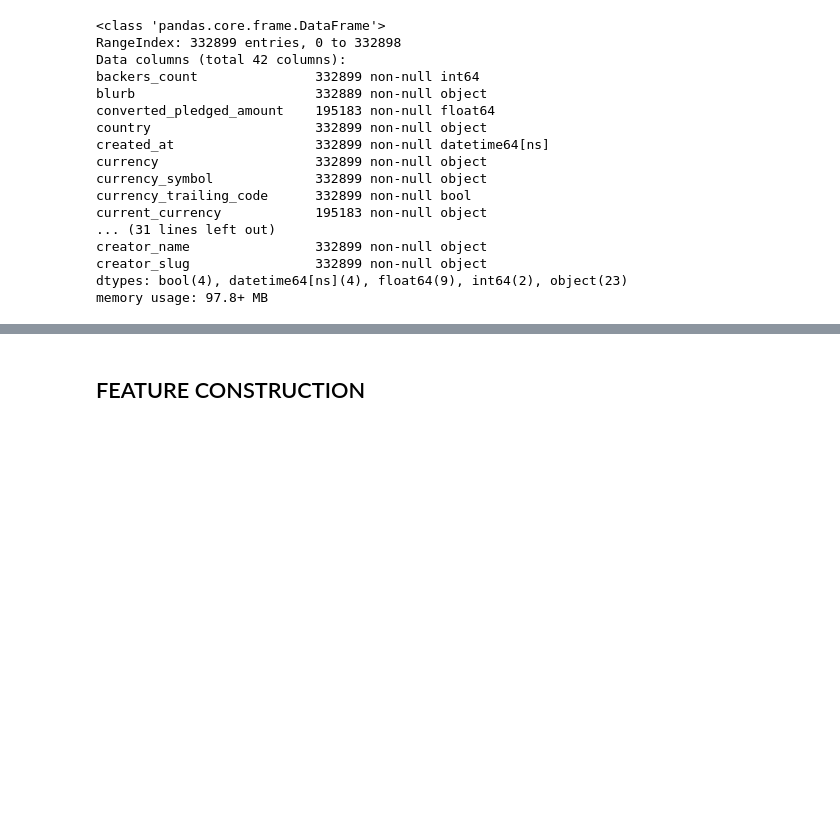
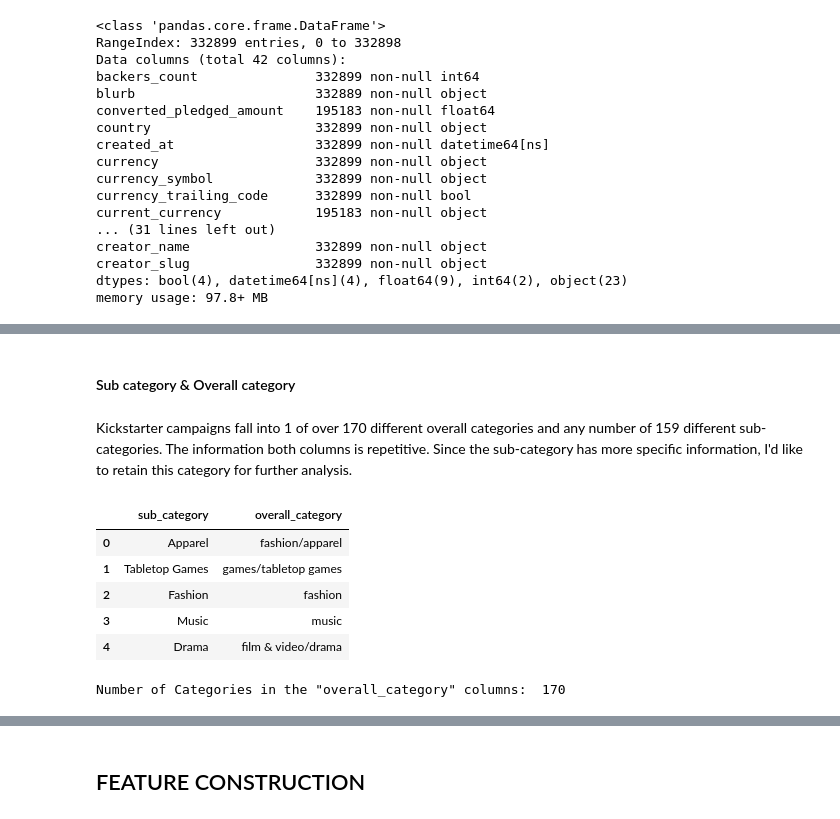
Before and after one commit to nateej1/kickstarter-campaign-classification, a Jupyter notebook: notebooks/04_reports/20190816-mlb-DRAFT-final-report.ipynb, the cells around one changed output, grey strips where cells are left out. Cells and saved outputs as stored; diff of their text form; code cells hidden in the pictures; blank space fills up the shorter version.

```diff
--- a/notebooks/04_reports/20190816-mlb-DRAFT-final-report.ipynb
+++ b/notebooks/04_reports/20190816-mlb-DRAFT-final-report.ipynb
@@ -131,0 +202,17 @@ After taking a look through our data dictionary (located in the reference folder
+# %% [markdown]
+#### Sub category & Overall category
+# %% [markdown]
+Kickstarter campaigns fall into 1 of over 170 different overall categories and any number of 159 different sub-categories. The information both columns is repetitive. Since the sub-category has more specific information, I'd like to retain this category for further analysis.
+# %%
+kick_inter[['sub_category', 'overall_category']].head()
+# %% [output]
+|  | sub_category | overall_category |
+| 0 | Apparel | fashion/apparel |
+| 1 | Tabletop Games | games/tabletop games |
+| 2 | Fashion | fashion |
+| 3 | Music | music |
+| 4 | Drama | film & video/drama |
+# %%
+print('Number of Categories in the "overall_category" column: ',kick_inter['overall_category'].nunique())
+# %% [output]
+Number of Categories in the "overall_category" columns:  170
```
Also changed, not shown: parts of 22 cells of this notebook.
